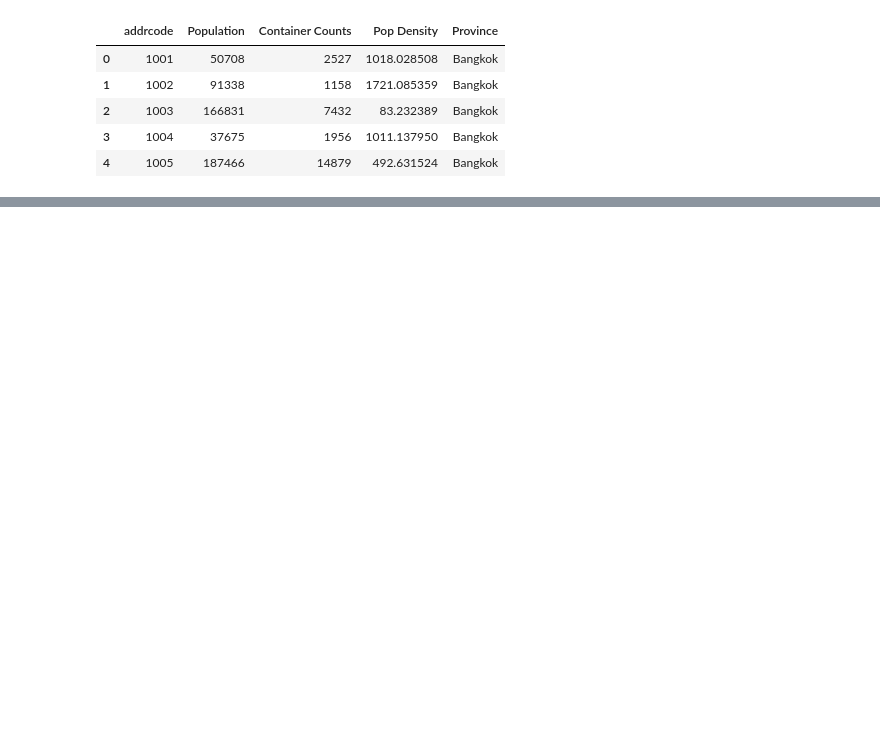
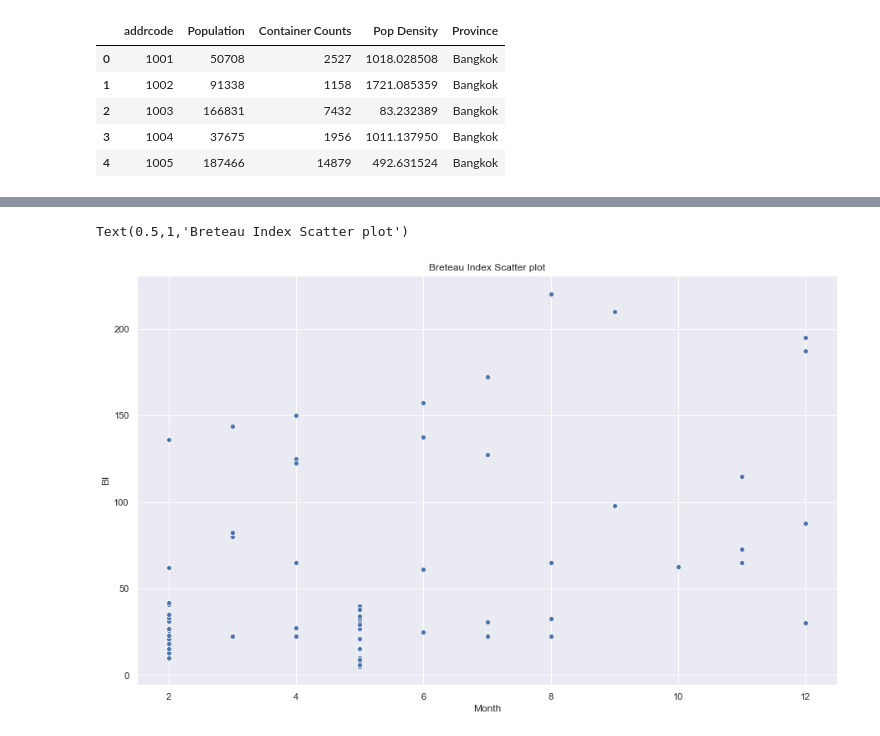
Before and after one commit to boonpakornn/dengue_data_statistic, a Jupyter notebook: Scatter plot.ipynb, the cells around one changed output, grey strips where cells are left out. Cells and saved outputs as stored; diff of their text form; code cells hidden in the pictures; blank space fills up the shorter version.

```diff
--- a/Scatter plot.ipynb
+++ b/Scatter plot.ipynb
@@ -63,0 +135,11 @@ ax.set(ylim=(0, 16000), xlim=(0,200000))
+# %%
+df_larval_2015 = df_larval.loc[df_larval['Year'] == '2015']
+df_larval_2016 = df_larval.loc[df_larval['Year'] == '2016']
+df_larval_2017 = df_larval.loc[df_larval['Year'] == '2017']
+df_larval_2015['Month'] = df_larval_2015['Month'].astype(int)
+df_larval_2015 = df_larval_2015.sort_values('Month')
+df_larval_2016['Month'] = df_larval_2016['Month'].astype(int)
+df_larval_2016 = df_larval_2016.sort_values('Month')
+df_larval_2017['Month'] = df_larval_2017['Month'].astype(int)
+df_larval_2017 = df_larval_2017.sort_values('Month')
+df_larval_2015.head()
@@ -63,0 +175,8 @@ ax.set(ylim=(0, 16000), xlim=(0,200000))
+# %%
+df_larval_2015.columns = ['addrcode','Year','Month','HI','CI','BI']
+ax = plt.subplots(figsize=(15,9))
+ax = sns.scatterplot(x="Month" ,y="BI" , data=df_larval_2015)
+ax.set_title("Breteau Index Scatter plot")
+# %% [output]
+Text(0.5,1,'Breteau Index Scatter plot')
+[figure, added]
```
Also changed, not shown: parts of 16 cells of this notebook, 1 other file.
